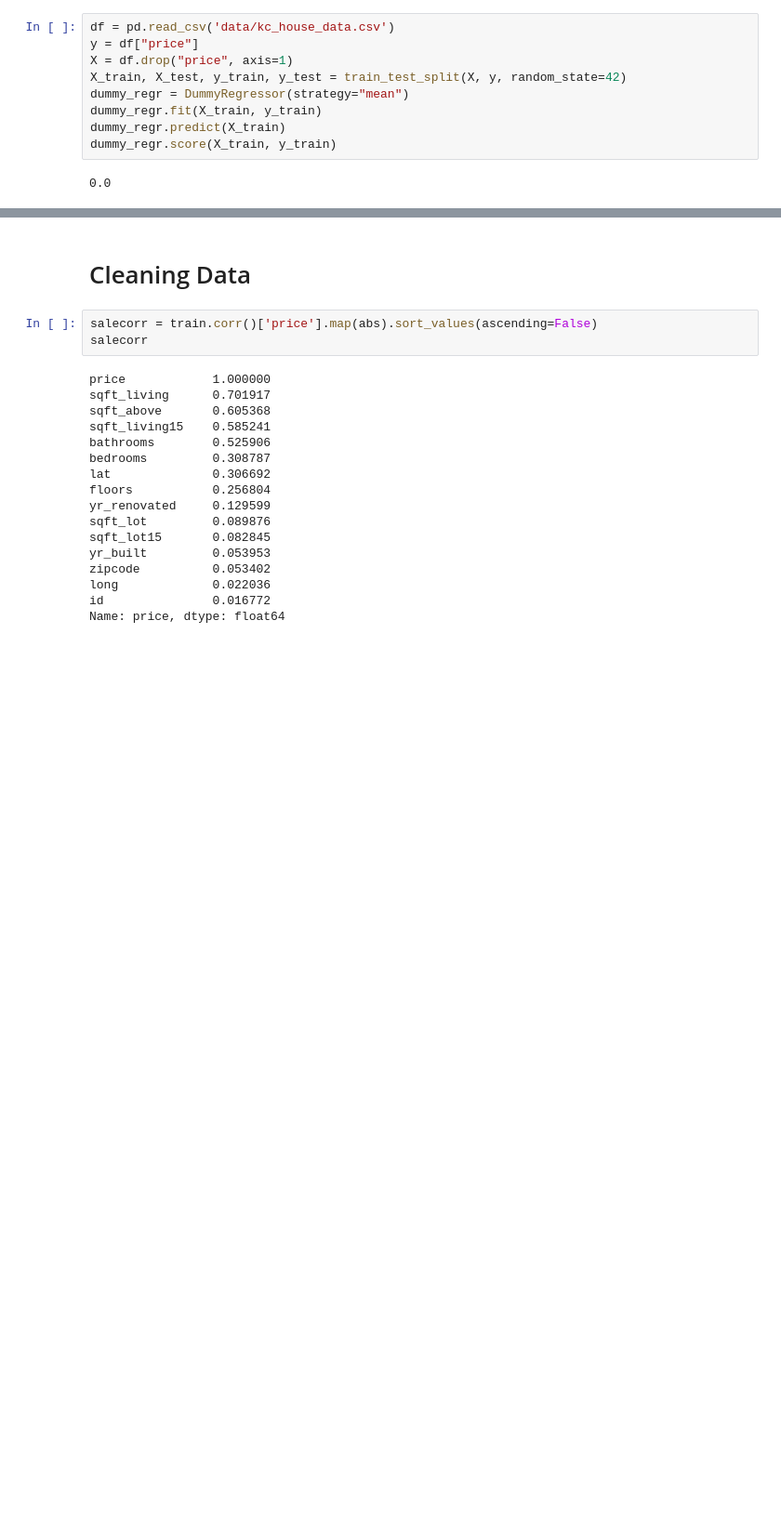
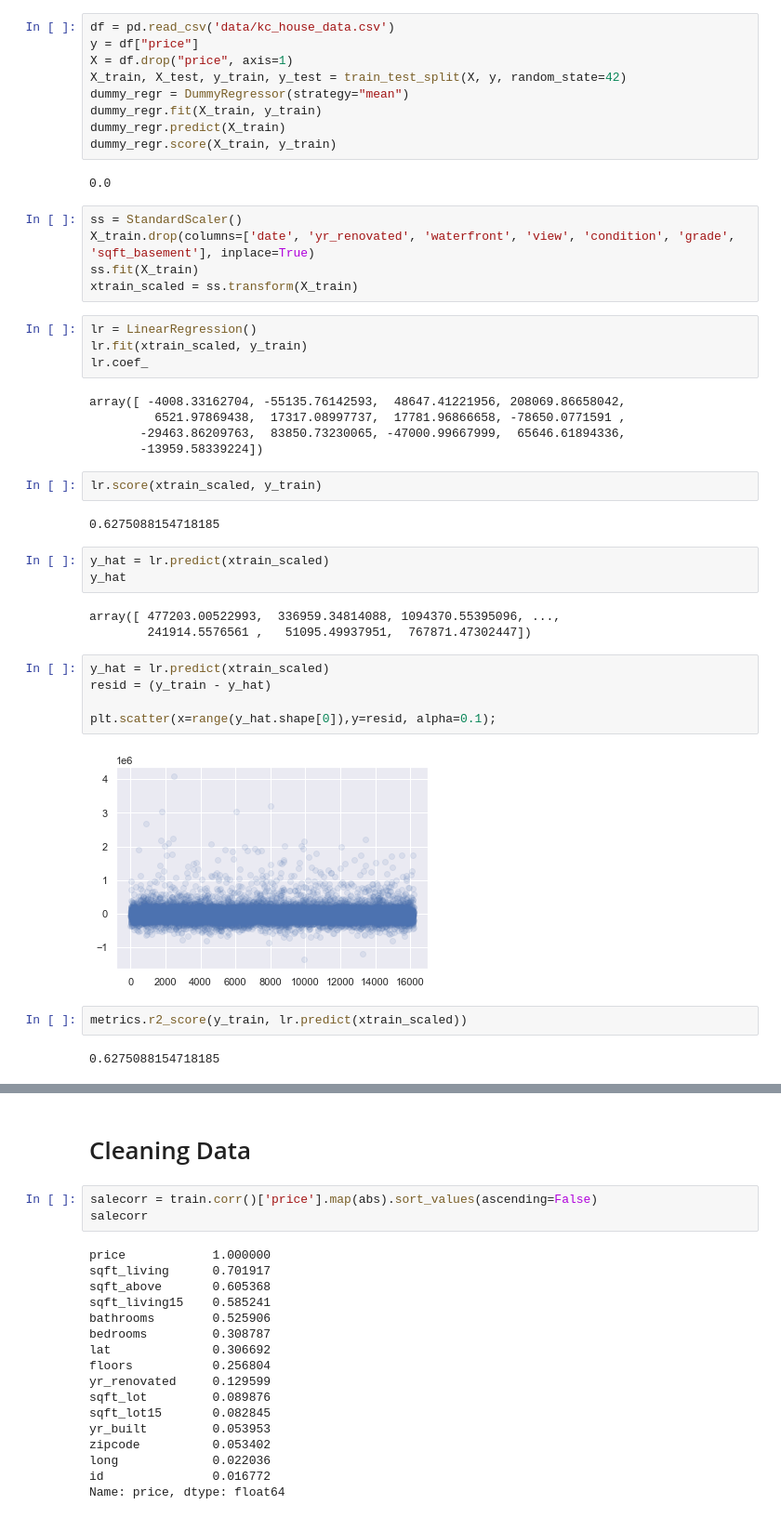
Before and after one commit to 281clo/King_County_House_Data_Analysis, a Jupyter notebook: Project.ipynb, the cells around one changed output, grey strips where cells are left out. Shown at 93% size. Drawn from its saved outputs; the diff is of its cells as text; blank space fills up the shorter version.

```diff
--- a/Project.ipynb
+++ b/Project.ipynb
@@ -35,3 +36,38 @@ dummy_regr.predict(X_train)
 dummy_regr.score(X_train, y_train)
 # %% [output]
 0.0
+# %%
+ss = StandardScaler()
+X_train.drop(columns=['date', 'yr_renovated', 'waterfront', 'view', 'condition', 'grade', 'sqft_basement'], inplace=True)
+ss.fit(X_train)
+xtrain_scaled = ss.transform(X_train)
+# %%
+lr = LinearRegression()
+lr.fit(xtrain_scaled, y_train)
+lr.coef_
+# %% [output]
+array([ -4008.33162704, -55135.76142593,  48647.41221956, 208069.86658042,
+         6521.97869438,  17317.08997737,  17781.96866658, -78650.0771591 ,
+       -29463.86209763,  83850.73230065, -47000.99667999,  65646.61894336,
+       -13959.58339224])
+# %%
+lr.score(xtrain_scaled, y_train)
+# %% [output]
+0.6275088154718185
+# %%
+y_hat = lr.predict(xtrain_scaled)
+y_hat
+# %% [output]
+array([ 477203.00522993,  336959.34814088, 1094370.55395096, ...,
+        241914.5576561 ,   51095.49937951,  767871.47302447])
+# %%
+y_hat = lr.predict(xtrain_scaled)
+resid = (y_train - y_hat)
+
+plt.scatter(x=range(y_hat.shape[0]),y=resid, alpha=0.1);
+# %% [output]
+[figure, added]
+# %%
+metrics.r2_score(y_train, lr.predict(xtrain_scaled))
+# %% [output]
+0.6275088154718185
```
Also changed, not shown: parts of 4 cells of this notebook.
